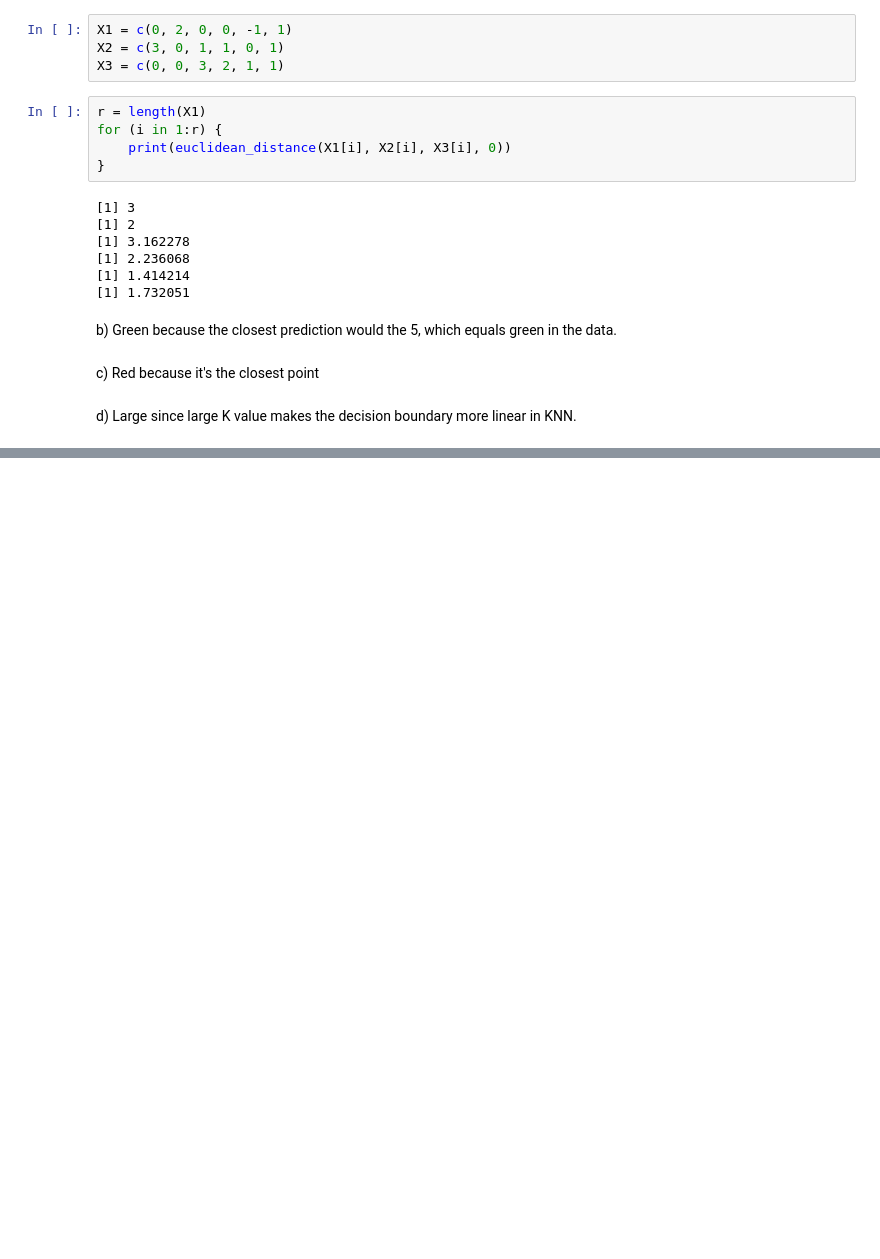
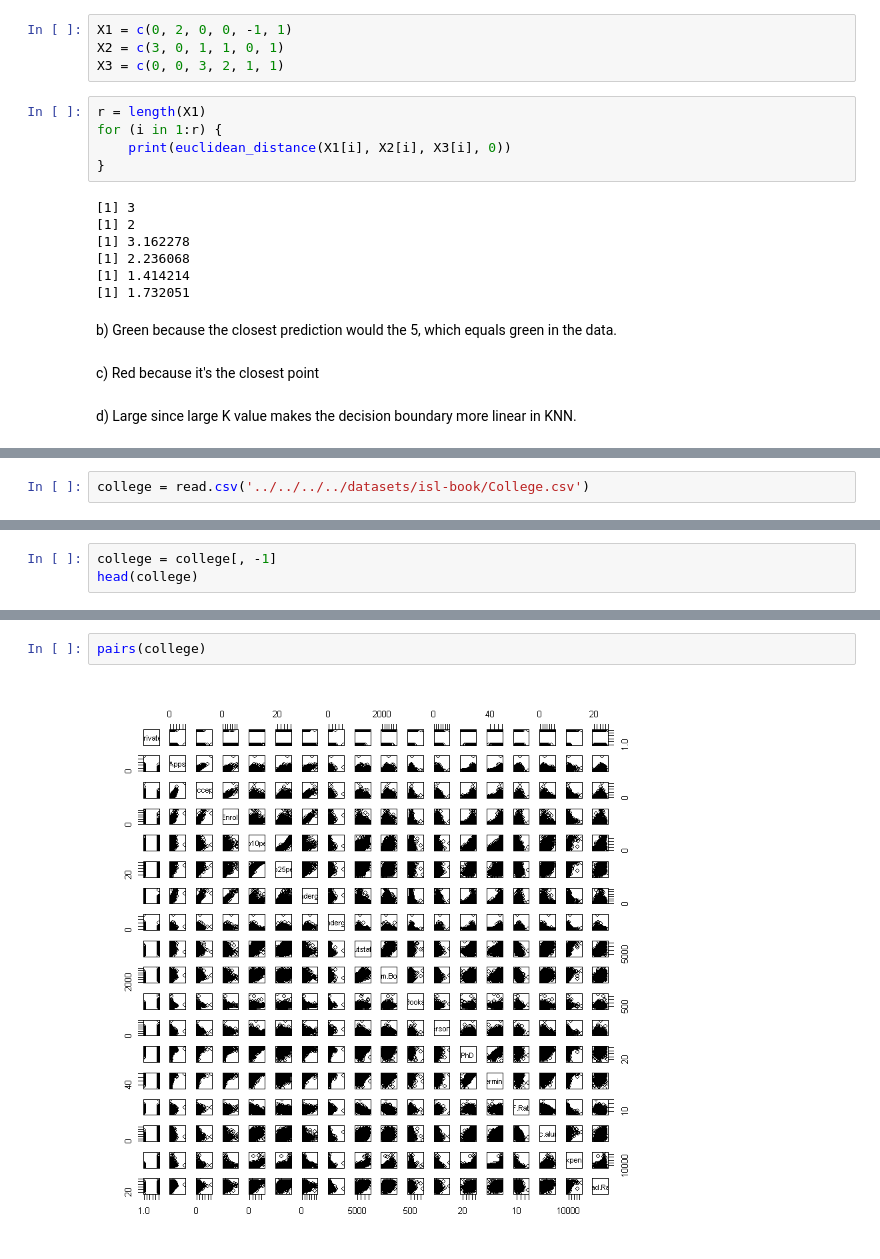
Before and after one commit to nameisxi/ML-Junkyard, a Jupyter notebook: Exercises/An Introduction to Statistical Learning/Chapter 2/chapter-2-r.ipynb, the cells around one changed output, grey strips where cells are left out. Saved outputs shown, nothing was run; the diff lists cells and outputs as text; blank space fills up the shorter version.

```diff
--- a/Exercises/An Introduction to Statistical Learning/Chapter 2/chapter-2-r.ipynb
+++ b/Exercises/An Introduction to Statistical Learning/Chapter 2/chapter-2-r.ipynb
@@ -65,0 +70,2 @@ d) Large since large K value makes the decision boundary more linear in KNN.
+# %%
+college = read.csv('../../../../datasets/isl-book/College.csv')
@@ -65,0 +96,3 @@ d) Large since large K value makes the decision boundary more linear in KNN.
+# %%
+college = college[, -1]
+head(college)
@@ -65,0 +129,4 @@ d) Large since large K value makes the decision boundary more linear in KNN.
+# %%
+pairs(college)
+# %% [output]
+[figure, added]
```
Also changed, not shown: parts of 64 cells of this notebook.
